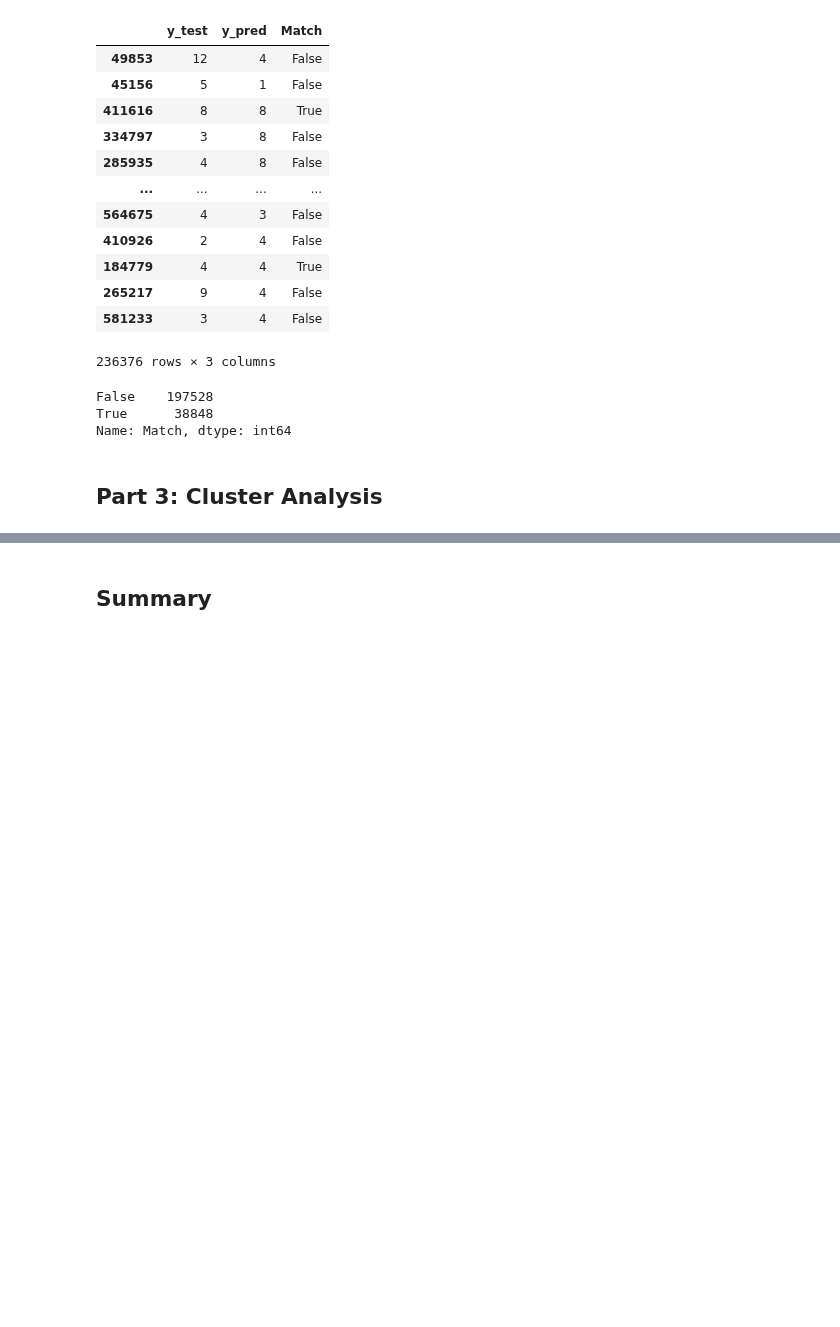
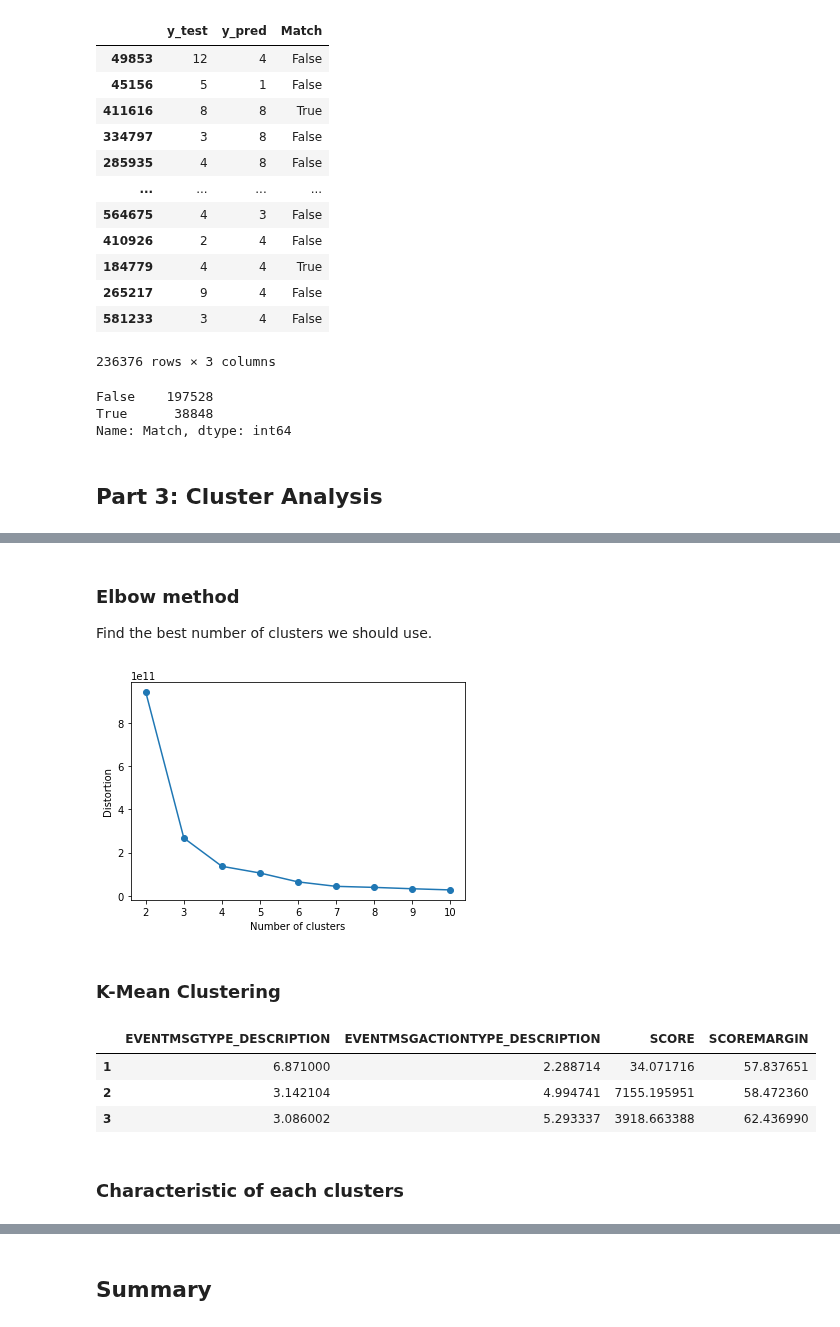
Before and after one commit to SalahAlHaismawi/Artificial-Intelligence-Problems, a Jupyter notebook: Project.ipynb, the cells around one changed output, grey strips where cells are left out. Cells and saved outputs as stored; diff of their text form; code cells hidden in the pictures; blank space fills up the shorter version.

Commit message:
k-mean clustering

```diff
--- a/Project.ipynb
+++ b/Project.ipynb
@@ -1552,0 +1521,4 @@ Name: Match, dtype: int64
+# %%
+NBA_data = pd.read_csv('nba_cleaned.csv')
+NBA_data_LE = NBA_data[['EVENTMSGTYPE_DESCRIPTION', 'EVENTMSGACTIONTYPE_DESCRIPTION', 'SCORE', 'SCOREMARGIN']]
+NBA_data_LE
@@ -1552,0 +1558,13 @@ Name: Match, dtype: int64
+# %%
+# Select relevant columns for clustering
+columns_for_clustering = ['EVENTMSGTYPE_DESCRIPTION', 'EVENTMSGACTIONTYPE_DESCRIPTION', 'SCORE', 'SCOREMARGIN']
+
+encoders = {}
+for col in columns_for_clustering:
+    encoders[col] = LabelEncoder()
+
+# Encode the object columns in the DataFrame
+for col in columns_for_clustering:
+    NBA_data_LE[col] = encoders[col].fit_transform(NBA_data_LE[col])
+
+NBA_data_LE
@@ -1552,0 +1590,45 @@ Name: Match, dtype: int64
+# %% [markdown]
+###  Elbow method
+Find the best number of clusters we should use.
+# %%
+distortions = []
+for i in range(2, 11):
+    km = KMeans(
+        n_clusters=i, init='random',
+        n_init=10, max_iter=100,
+        tol=1e-04, random_state=0
+    )
+    km.fit(NBA_data_LE)
+    distortions.append(km.inertia_)
+
+# plot
+plt.plot(range(2, 11), distortions, marker='o')
+plt.xlabel('Number of clusters')
+plt.ylabel('Distortion')
+plt.show()
+# %% [output]
+[figure, added]
+# %% [markdown]
+### K-Mean Clustering
+# %%
+# Apply k-means clustering
+k = 3  # Number of clusters
+kmeans = KMeans(n_clusters=k, random_state=42)
+NBA_data_LE['Cluster'] = kmeans.fit_predict(NBA_data_LE)
+
+# Get the cluster centers
+centers = kmeans.cluster_centers_
+
+# Create a DataFrame to store the cluster centers
+centers_df = pd.DataFrame(centers, columns=columns_for_clustering)
+centers_df.index = np.arange(1, len(centers_df) + 1)
+
+# Display the cluster centers
+display(centers_df)
+# %% [output]
+|  | EVENTMSGTYPE_DESCRIPTION | EVENTMSGACTIONTYPE_DESCRIPTION | SCORE | SCOREMARGIN |
+| 1 | 6.871000 | 2.288714 | 34.071716 | 57.837651 |
+| 2 | 3.142104 | 4.994741 | 7155.195951 | 58.472360 |
+| 3 | 3.086002 | 5.293337 | 3918.663388 | 62.436990 |
+# %% [markdown]
+### Characteristic of each clusters
```
Also changed, not shown: parts of 29 cells of this notebook.
